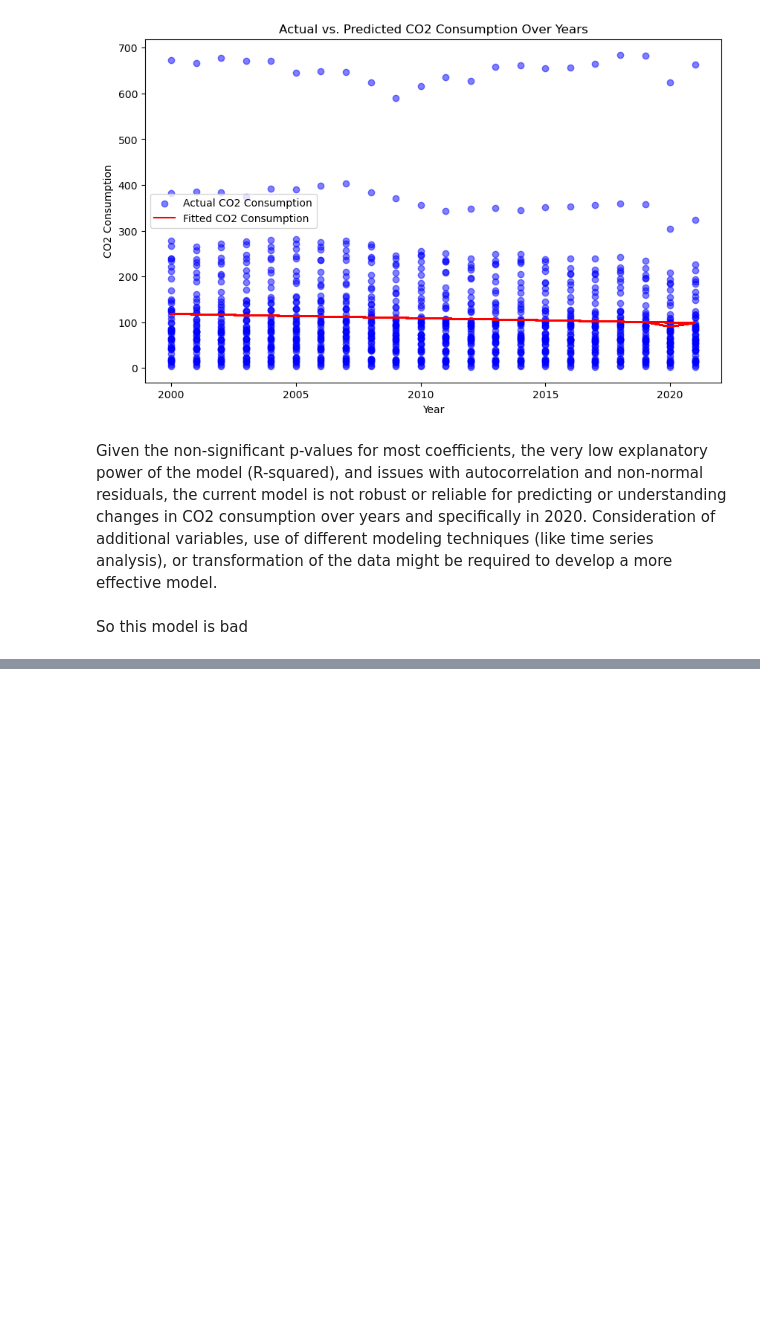
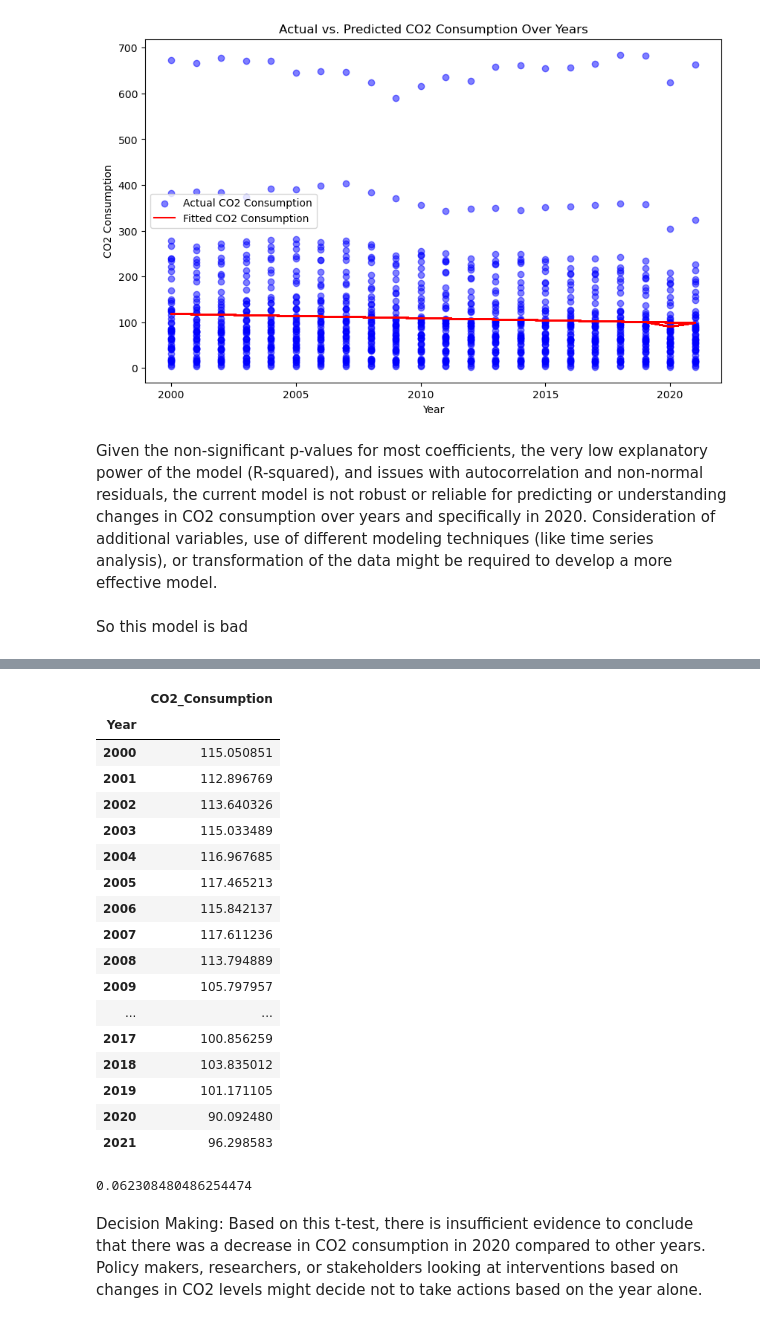
Before and after one commit to NathanYKo/Remote-CO2-Emissions189, a Jupyter notebook: final.ipynb, the cells around one changed output, grey strips where cells are left out. Cells and saved outputs as stored; diff of their text form; code cells hidden in the pictures; blank space fills up the shorter version.

```diff
--- a/final.ipynb
+++ b/final.ipynb
@@ -469,0 +438,3 @@ So this model is bad
+# %%
+x = df.iloc[30:,:]
+x
@@ -469,0 +460,3 @@ So this model is bad
+# %%
+df_long = pd.melt(x, id_vars=['Year'], var_name='State', value_name='CO2_Consumption')
+df_long
@@ -469,0 +477,32 @@ So this model is bad
+# %%
+df_long.groupby('Year').mean()
+# %% [output]
+|  | CO2_Consumption |
+| Year |  |
+| 2000 | 115.050851 |
+| 2001 | 112.896769 |
+| 2002 | 113.640326 |
+| 2003 | 115.033489 |
+| 2004 | 116.967685 |
+| 2005 | 117.465213 |
+| 2006 | 115.842137 |
+| 2007 | 117.611236 |
+| 2008 | 113.794889 |
+| 2009 | 105.797957 |
+| ... | ... |
+| 2017 | 100.856259 |
+| 2018 | 103.835012 |
+| 2019 | 101.171105 |
+| 2020 | 90.092480 |
+| 2021 | 96.298583 |
+# %%
+
+# Correctly separate the data into two groups
+data_2020 = df_long[df_long['Year'] == 2020]['CO2_Consumption'].values
+data_other_years = df_long[df_long['Year'] != 2020]['CO2_Consumption'].values
+u_statistic, p_value = mannwhitneyu(list(data_2020), list(data_other_years), alternative='less')
+p_value
+# %% [output]
+0.062308480486254474
+# %% [markdown]
+Decision Making: Based on this t-test, there is insufficient evidence to conclude that there was a decrease in CO2 consumption in 2020 compared to other years. Policy makers, researchers, or stakeholders looking at interventions based on changes in CO2 levels might decide not to take actions based on the year alone.
```
Also changed, not shown: parts of 18 cells of this notebook.
